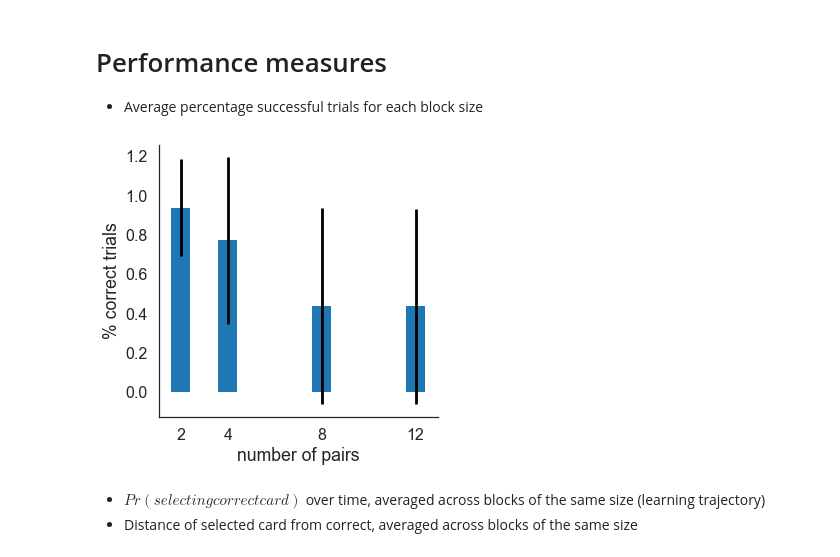
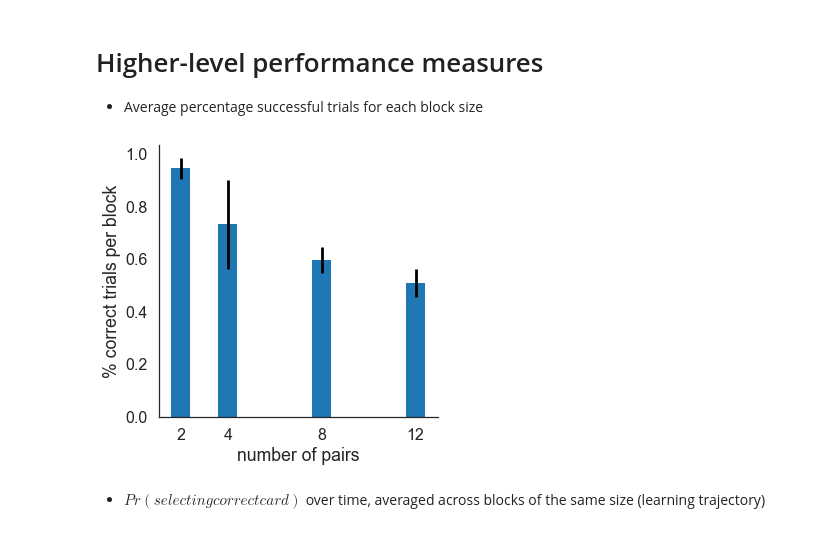
Before and after one commit to aidapiccato/concentration-game-mworks, a Jupyter notebook: unpack_data_ios.ipynb, the cells around one changed output. Drawn from its saved outputs; the diff is of its cells as text; code cells hidden in the pictures.

```diff
--- a/unpack_data_ios.ipynb
+++ b/unpack_data_ios.ipynb
@@ -145,6 +182,6 @@ class Unpack():
             rts.append(rt/10**6)
         return rts
 # %%
-fn = "aidapiccato-concentration-ios-20200124-150507.mwk2"
+fn = ["aidapiccato-concentration-ios-20200127-142123.mwk2", "aidapiccato-concentration-ios-20200127-111036.mwk2"]
 unpack = Unpack(fn)
 # %% [output]
@@ -222,2 +256,4 @@ card_views = unpack.get_analog_data()
+# %%
+unpack.scalar['trial_index'] = np.arange(len(unpack.scalar))
 # %%
 a = Analysis(unpack)
@@ -251,16 +478,18 @@ prettify(plt.gca())
 # %% [markdown]
-# Performance measures
+# Higher-level performance measures
 - Average percentage successful trials for each block size
 # %%
 f, ax = plt.subplots(1, 1, figsize=(5, 5))
-ax.bar(np.sort(a.scalar['n_pairs'].unique()), a.scalar.groupby('n_pairs')['success'].mean(), yerr=a.scalar.groupby('n_pairs')['success'].std())
-ax.set_xticks(np.sort(a.scalar['n_pairs'].unique()))
+n_pairs = np.sort(unpack.scalar['n_pairs'].unique())
+mean = unpack.scalar.groupby(['n_pairs', 'block_index'])['success'].apply(np.mean).mean(level=0)
+std =  unpack.scalar.groupby(['n_pairs', 'block_index'])['success'].apply(np.mean).std(level=0)
+ax.bar(n_pairs, mean, yerr=std)
+ax.set_xticks(np.sort(unpack.scalar['n_pairs'].unique()))
 ax.set_xlabel('number of pairs')
-ax.set_ylabel('% correct trials')
+ax.set_ylabel('% correct trials per block')
 prettify(ax)
 plt.show()
 # %% [output]
-[figure, old version]
+[figure, new version]
 # %% [markdown]
 - $Pr (selecting correct card)$ over time, averaged across blocks of the same size (learning trajectory)
-- Distance of selected card from correct, averaged across blocks of the same size
```
Also changed, not shown: parts of 36 cells of this notebook, 3 other files.
